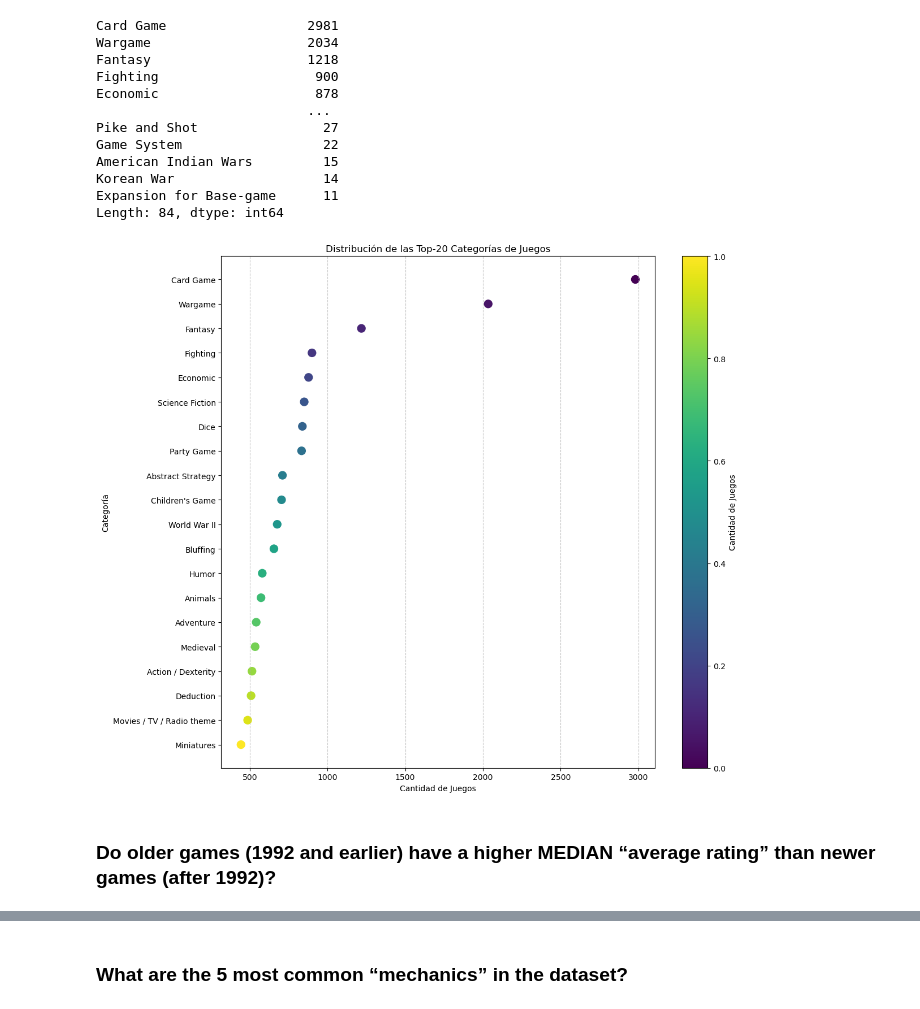
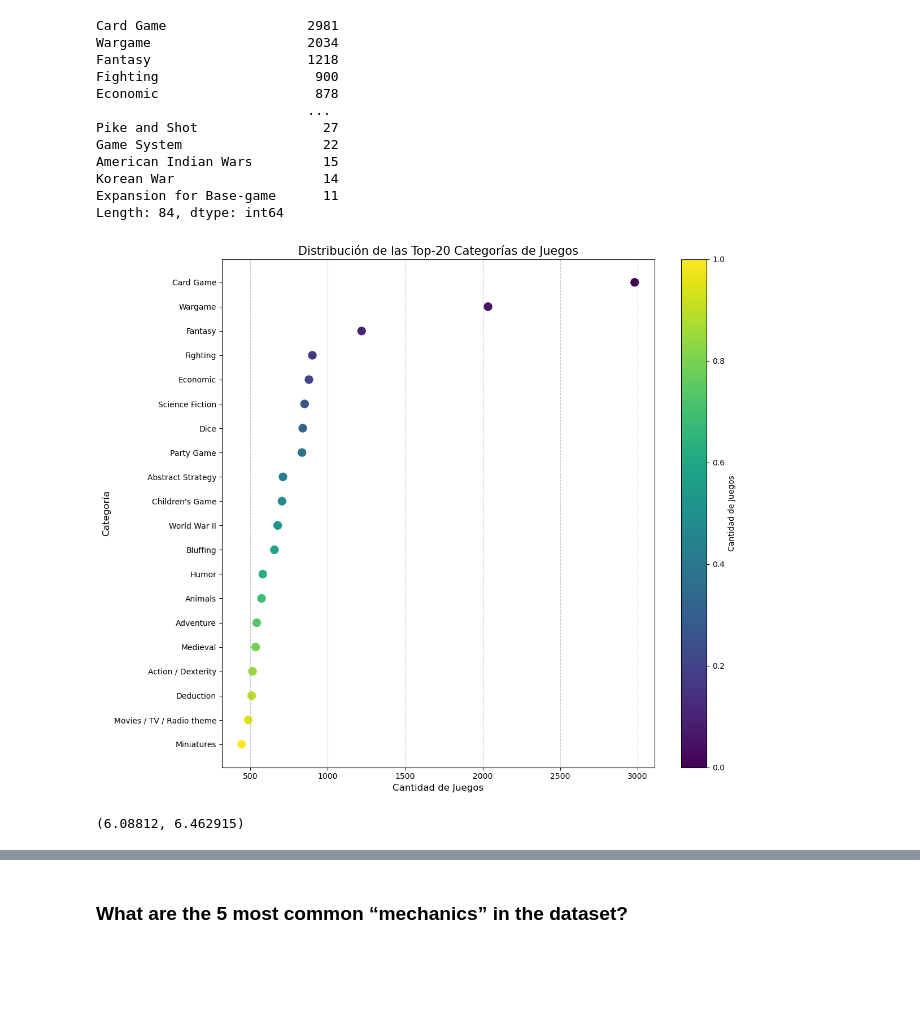
Before and after one commit to FJGM2023015/CA1_DVis_HDip_Lvl8-, a Jupyter notebook: Francisco_Gorigoitia_DVisHDip_CA1.ipynb, the cells around one changed output, grey strips where cells are left out. Saved outputs shown, nothing was run; the diff lists cells and outputs as text; code cells hidden in the pictures; blank space fills up the shorter version.

```diff
--- a/Francisco_Gorigoitia_DVisHDip_CA1.ipynb
+++ b/Francisco_Gorigoitia_DVisHDip_CA1.ipynb
@@ -213,10 +214,10 @@ category_onehot.head()
 | 4 | 0 | 0 | 0 | 0 | 0 | ... |
 5 rows × 84 columns
 # %%
-# Sumar las columnas para obtener la cantidad total de juegos en cada categoría
-category_distribution = category_onehot.sum().sort_values(ascending=False)
+# 4. Sumar las columnas para obtener la cantidad total de juegos en cada categoría
+category_distribution_new = category_onehot.sum().sort_values(ascending=False)
 
-category_distribution
+category_distribution_new
 # %% [output]
 Card Game                  2981
 Wargame                    2034
@@ -231,27 +232,42 @@ Korean War                   14
 Expansion for Base-game      11
 Length: 84, dtype: int64
 # %%
+# Tomamos las top-20 categorías y sus respectivas cantidades
+top_20_categories_new = category_distribution_new.head(20)
+counts_new = top_20_categories_new.values
+categories_new = top_20_categories_new.index
+
 # Cambiar el color de los puntos en función de su valor, siendo el mayor más oscuro
-colors = plt.cm.viridis(np.linspace(0, 1, len(counts)))
+colors_new = plt.cm.viridis(np.linspace(0, 1, len(counts_new)))
 
 # Ordenar los puntos según su valor para que el color coincida con el orden
-sorted_indices = counts.argsort()
-sorted_counts = counts[sorted_indices]
-sorted_categories = categories[sorted_indices]
-sorted_colors = colors[sorted_indices]
+sorted_indices_new = counts_new.argsort()
+sorted_counts_new = counts_new[sorted_indices_new]
+sorted_categories_new = categories_new[sorted_indices_new]
+sorted_colors_new = colors_new[sorted_indices_new]
 
 # Crear el Dot Plot con colores
 plt.figure(figsize=(12, 10))
-plt.scatter(sorted_counts, sorted_categories, color=sorted_colors, s=100)
-plt.title('Distribución de las Top-20 Categorías de Juegos')
-plt.xlabel('Cantidad de Juegos')
-plt.ylabel('Categoría')
+plt.scatter(sorted_counts_new, sorted_categories_new, color=sorted_colors_new, s=100)
+plt.title('Distribución de las Top-20 Categorías de Juegos', fontsize=15)
+plt.xlabel('Cantidad de Juegos', fontsize=12)
+plt.ylabel('Categoría', fontsize=12)
 plt.colorbar(label='Cantidad de Juegos')
 plt.grid(axis='x', linestyle='--', alpha=0.7)
 plt.tight_layout()
 plt.show()
 # %% [output]
-[figure, old version]
+[figure, new version]
-# %% [markdown]
-### Do older games (1992 and earlier) have a higher MEDIAN “average rating” than newer games (after 1992)?
+# %%
+# Dividimos el dataframe en dos grupos: juegos antiguos (1992 y anteriores) y juegos nuevos (después de 1992)
+older_games = df_games[df_games['year_published'] <= 1992]
+newer_games = df_games[df_games['year_published'] > 1992]
+
+# Calculamos la mediana de la calificación promedio para cada grupo
+median_rating_older = older_games['average_rating'].median()
+median_rating_newer = newer_games['average_rating'].median()
+
+median_rating_older, median_rating_newer
+# %% [output]
+(6.08812, 6.462915)
 # %%
```
Also changed, not shown: parts of 6 cells of this notebook.
